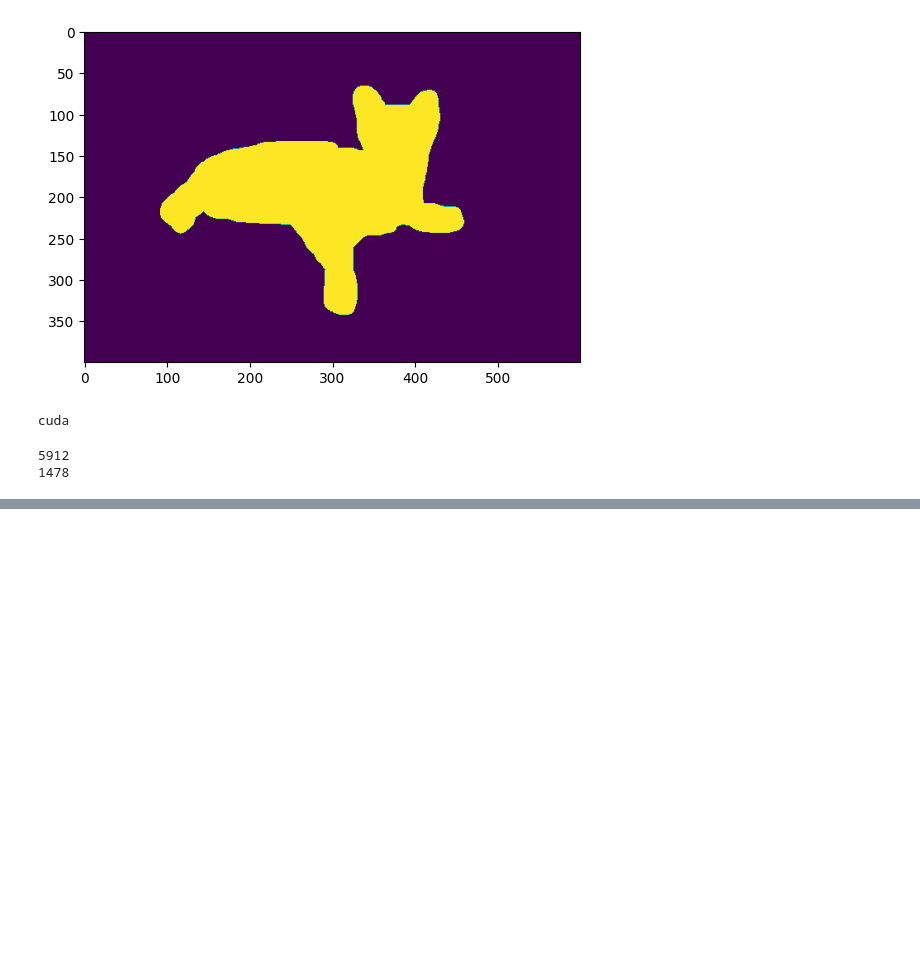
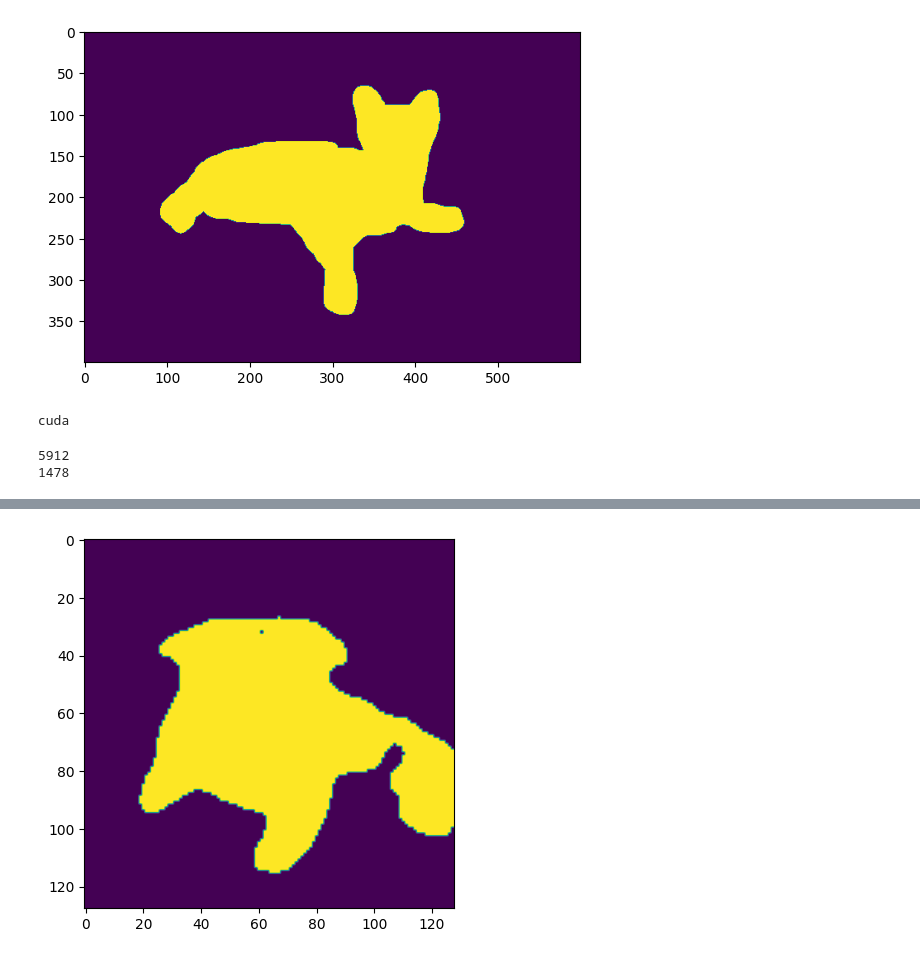
Before and after one commit to audwls4545/metaverse, a Jupyter notebook: unet_2023.ipynb, the cells around one changed output, grey strips where cells are left out. Cells and saved outputs as stored; diff of their text form; code cells hidden in the pictures; blank space fills up the shorter version.

```diff
--- a/unet_2023.ipynb
+++ b/unet_2023.ipynb
@@ -262,0 +285,13 @@ for epoch in range(200):
+# %%
+#infer
+model.load_state_dict(torch.load('unet.pth',map_location='cpu'))
+model = model.to('cpu')
+
+data,label = test_set[1]
+
+pred = model(torch.unsqueeze(data.to('cpu'),dim=0)) > 0.5
+
+with torch.no_grad():
+    plt.imshow(pred)
+# %% [output]
+[figure, added]
```
Also changed, not shown: parts of 4 cells of this notebook.
